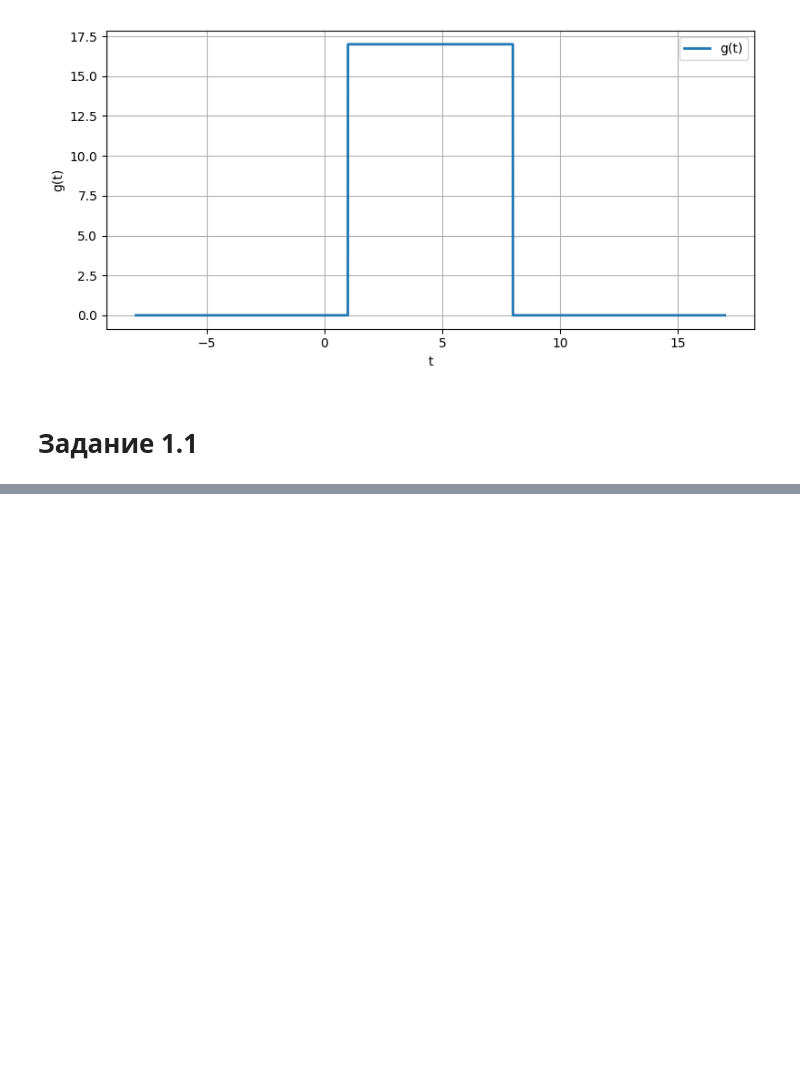
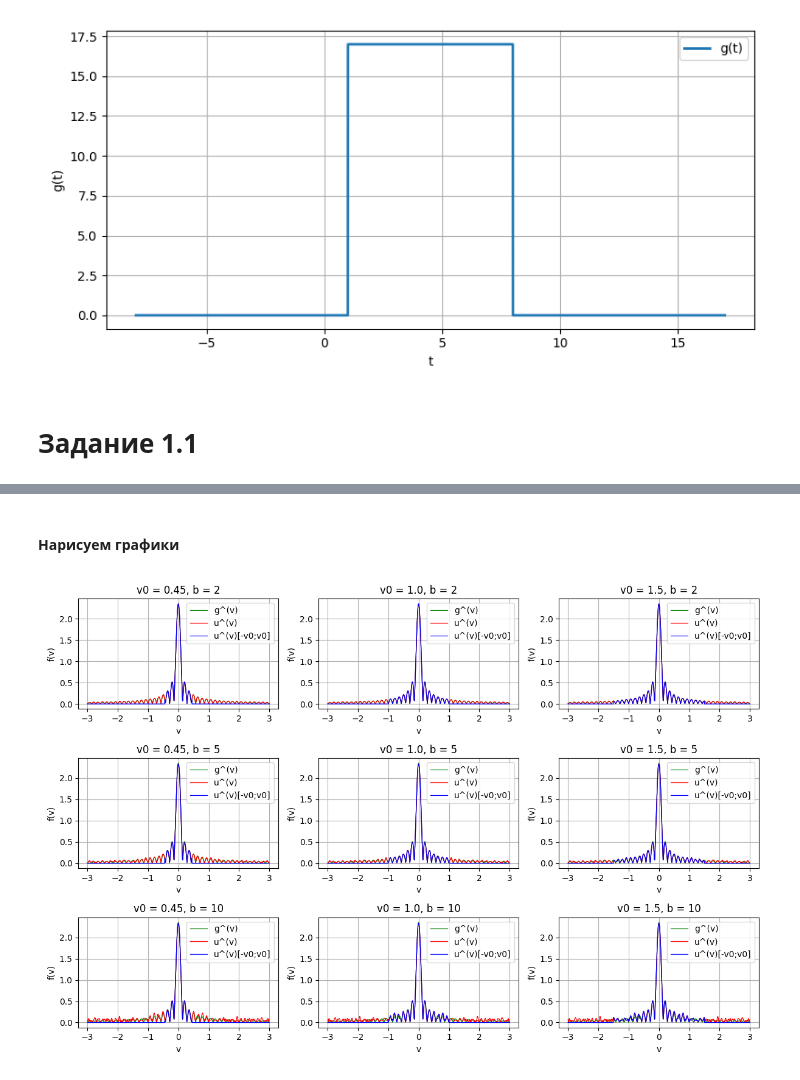
Before and after one commit to n-sukhov/ITMO-courses, a Jupyter notebook: Fourier_Methods/Lab3/Lab3.ipynb, the cells around one changed output, grey strips where cells are left out. Cells and saved outputs as stored; diff of their text form; code cells hidden in the pictures; blank space fills up the shorter version.

```diff
--- a/Fourier_Methods/Lab3/Lab3.ipynb
+++ b/Fourier_Methods/Lab3/Lab3.ipynb
@@ -158,0 +160,2 @@ draw_plots(
+# %% [markdown]
+#### Нарисуем графики
@@ -158,0 +170,10 @@ draw_plots(
+# %%
+draw_plots(
+    rows=3,
+    cols=3,
+    width=12,
+    height=8,
+    subplot_data=subplot_data_Fourier_nu
+)
+# %% [output]
+[figure, added]
```
Also changed, not shown: parts of 4 cells of this notebook.
